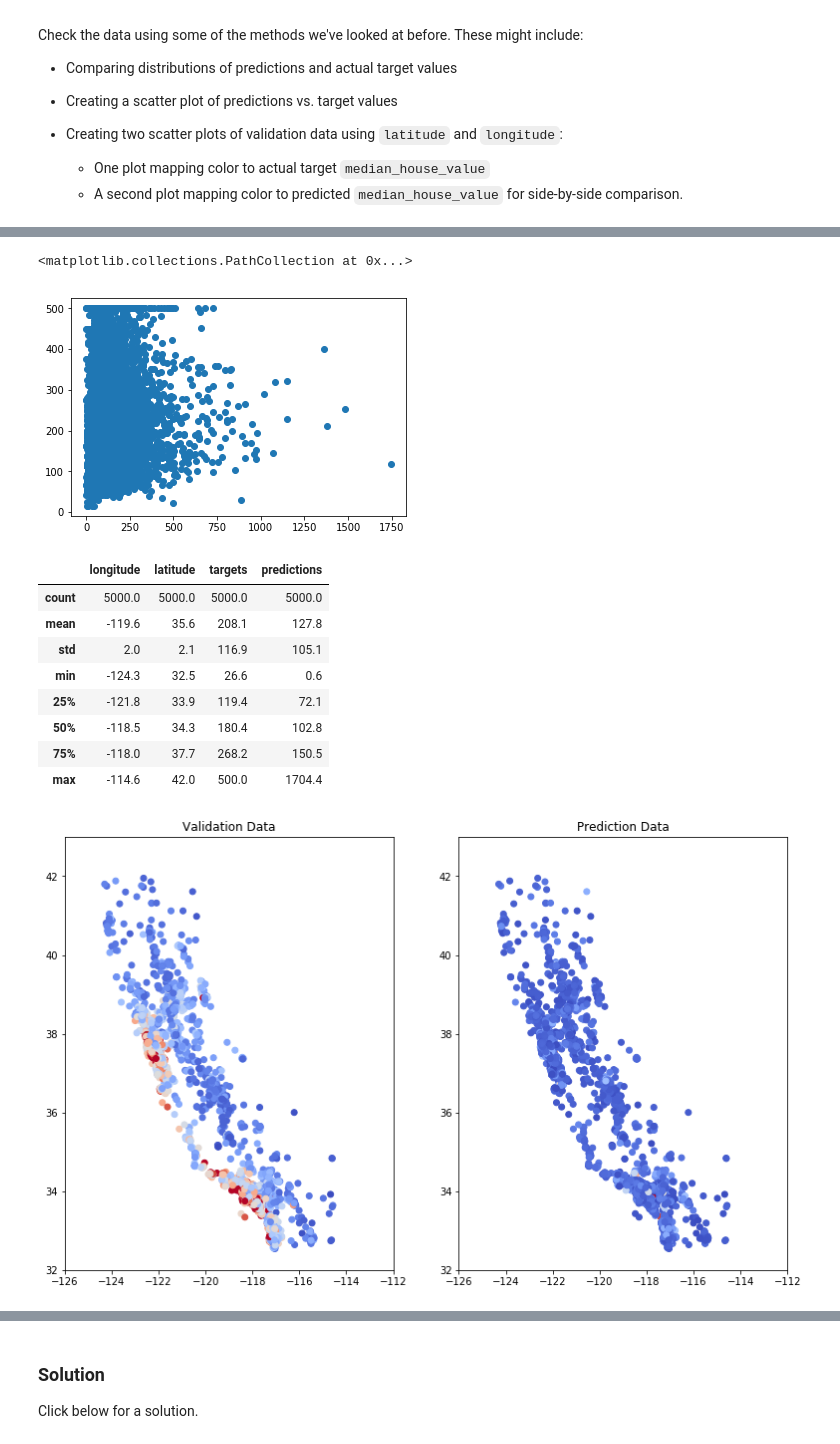
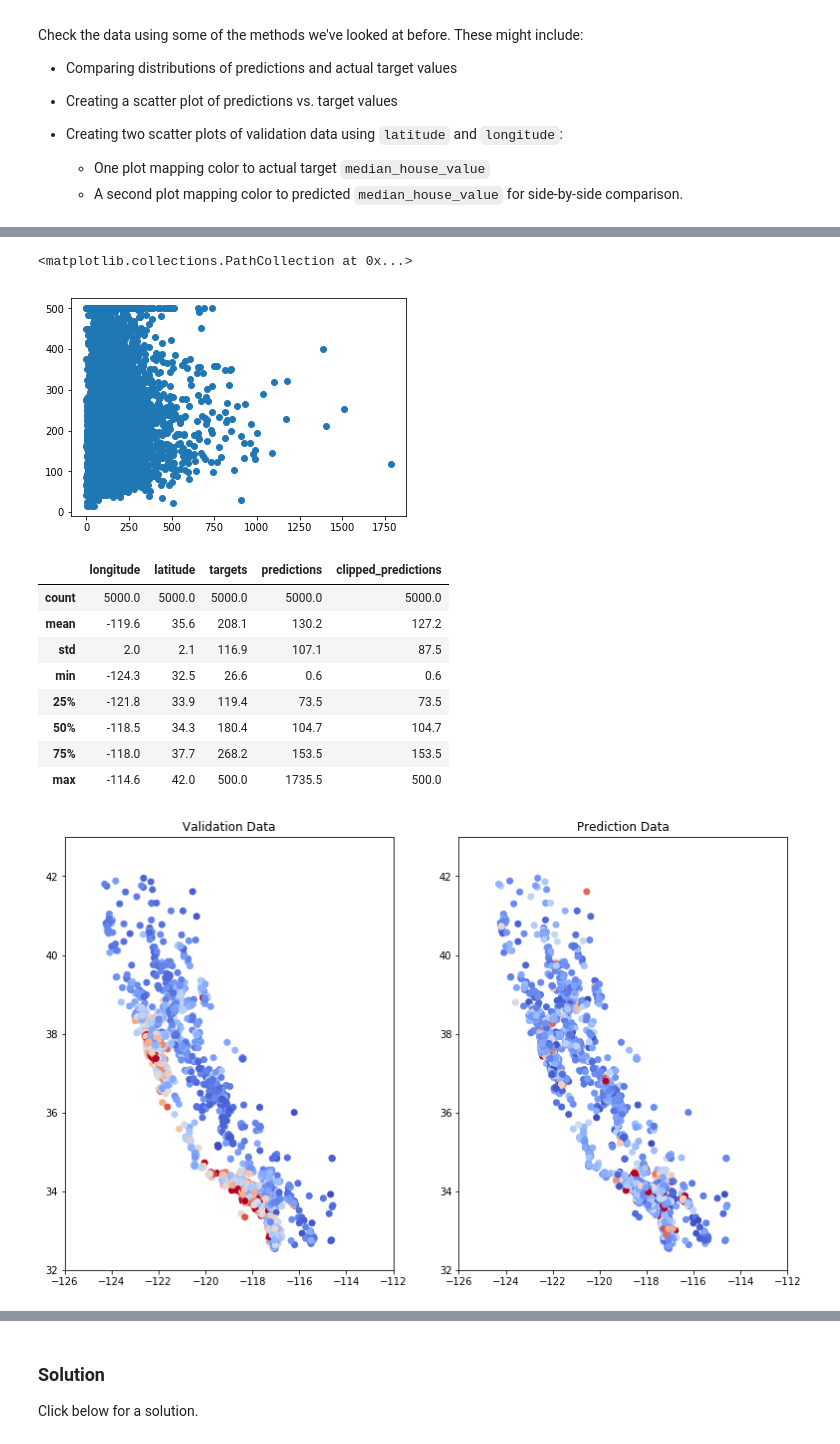
Before and after one commit to odmana/google-ai-crash-course, a Jupyter notebook: validation.ipynb, the cells around one changed output, grey strips where cells are left out. Saved outputs shown, nothing was run; the diff lists cells and outputs as text; code cells hidden in the pictures.

```diff
--- a/validation.ipynb
+++ b/validation.ipynb
@@ -345,7 +345,7 @@ def train_model(
     A `LinearRegressor` object trained on the training data.
   """
 
-  periods = 1
+  periods = 10
   steps_per_period = steps / periods
 
   # Create a linear regressor object.
@@ -444,47 +453,49 @@ calibration_data_training.describe()
 plt.scatter(calibration_data_training["predictions"], calibration_data_training["targets"])
 # %% [output]
 <matplotlib.collections.PathCollection at 0x...>
-[figure, old version]
+[figure, new version]
 # %%
 plt.figure(figsize=(13, 8))
 
 ax = plt.subplot(1, 2, 1)
 ax.set_title("Validation Data")
 
 ax.set_autoscaley_on(False)
 ax.set_ylim([32, 43])
 ax.set_autoscalex_on(False)
 ax.set_xlim([-126, -112])
 plt.scatter(calibration_data_validation["longitude"],
             calibration_data_validation["latitude"],
             cmap="coolwarm",
             c=calibration_data_validation["targets"] / calibration_data_validation["targets"].max())
 
 ax = plt.subplot(1,2,2)
 ax.set_title("Prediction Data")
 
+calibration_data_validation["clipped_predictions"] = calibration_data_validation["predictions"].apply(lambda x: min(x, 500))
+
 ax.set_autoscaley_on(False)
 ax.set_ylim([32, 43])
 ax.set_autoscalex_on(False)
 ax.set_xlim([-126, -112])
 plt.scatter(calibration_data_validation["longitude"],
             calibration_data_validation["latitude"],
             cmap="coolwarm",
-            c=calibration_data_validation["predictions"] / calibration_data_validation["predictions"].max())
+            c=calibration_data_validation["clipped_predictions"] / calibration_data_validation["clipped_predictions"].max())
 _ = plt.plot()
 
 calibration_data_validation.describe()
 # %% [output]
-|  | longitude | latitude | targets | predictions |
-| count | 5000.0 | 5000.0 | 5000.0 | 5000.0 |
-| mean | -119.6 | 35.6 | 208.1 | 127.8 |
-| std | 2.0 | 2.1 | 116.9 | 105.1 |
-| min | -124.3 | 32.5 | 26.6 | 0.6 |
-| 25% | -121.8 | 33.9 | 119.4 | 72.1 |
-| 50% | -118.5 | 34.3 | 180.4 | 102.8 |
-| 75% | -118.0 | 37.7 | 268.2 | 150.5 |
-| max | -114.6 | 42.0 | 500.0 | 1704.4 |
+|  | longitude | latitude | targets | predictions | clipped_predictions |
+| count | 5000.0 | 5000.0 | 5000.0 | 5000.0 | 5000.0 |
+| mean | -119.6 | 35.6 | 208.1 | 130.2 | 127.2 |
+| std | 2.0 | 2.1 | 116.9 | 107.1 | 87.5 |
+| min | -124.3 | 32.5 | 26.6 | 0.6 | 0.6 |
+| 25% | -121.8 | 33.9 | 119.4 | 73.5 | 73.5 |
+| 50% | -118.5 | 34.3 | 180.4 | 104.7 | 104.7 |
+| 75% | -118.0 | 37.7 | 268.2 | 153.5 | 153.5 |
+| max | -114.6 | 42.0 | 500.0 | 1735.5 | 500.0 |
-[figure, old version]
+[figure, new version]
 # %%
 plt.figure(figsize=(13, 8))
 ax = plt.subplot(1, 2, 1)
```
Also changed, not shown: parts of 3 cells of this notebook.
